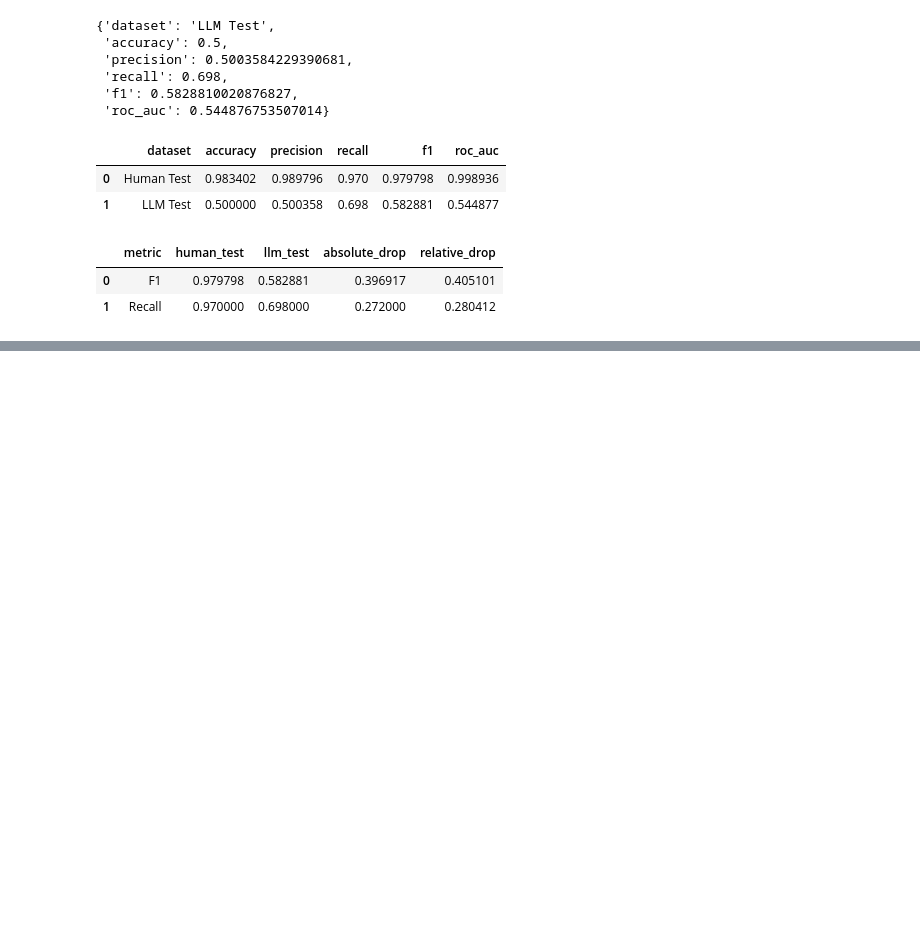
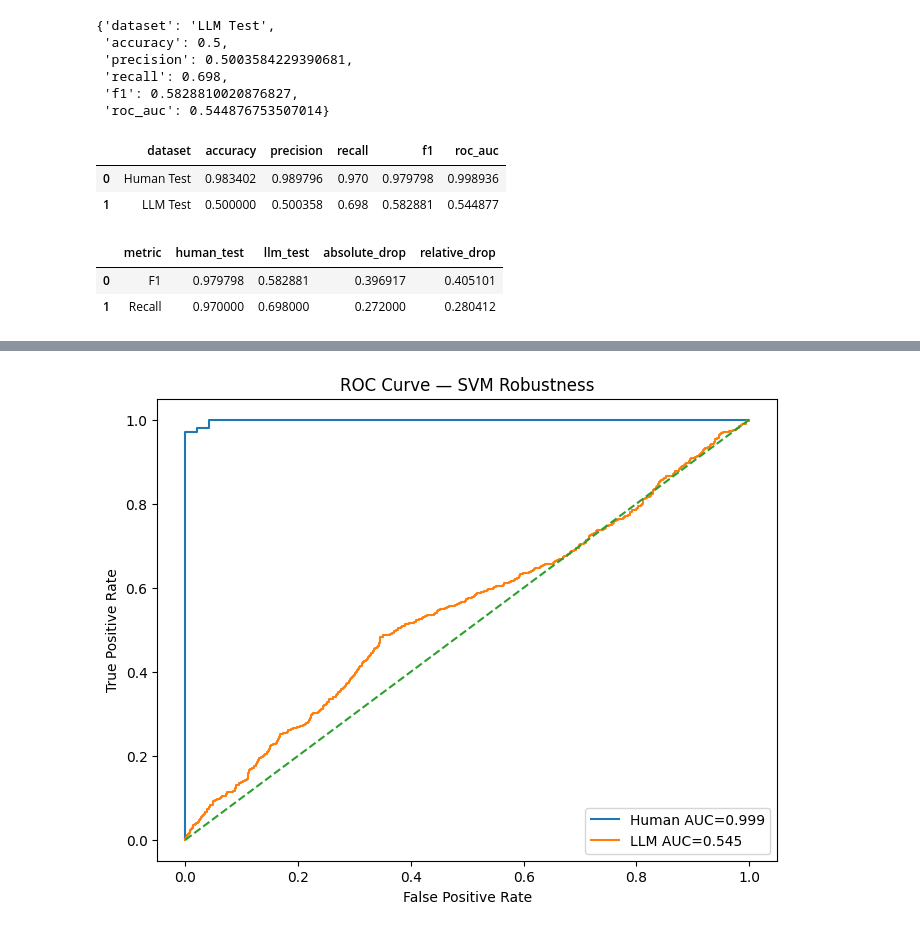
Before and after one commit to EdwinOrtegaK/Phishing-Detection-LLM-Shift, a Jupyter notebook: notebooks/phishing_llm_robustness.ipynb, the cells around one changed output, grey strips where cells are left out. Cells and saved outputs as stored; diff of their text form; code cells hidden in the pictures; blank space fills up the shorter version.

```diff
--- a/notebooks/phishing_llm_robustness.ipynb
+++ b/notebooks/phishing_llm_robustness.ipynb
@@ -390,0 +441,36 @@ robustness_summary
+# %%
+# Curva ROC
+
+fpr_human, tpr_human, _ = roc_curve(
+    y_test_human,
+    y_score_human
+)
+
+fpr_llm, tpr_llm, _ = roc_curve(
+    y_llm,
+    y_score_llm
+)
+
+plt.figure(figsize=(8,6))
+
+plt.plot(
+    fpr_human,
+    tpr_human,
+    label=f"Human AUC={human_metrics['roc_auc']:.3f}"
+)
+
+plt.plot(
+    fpr_llm,
+    tpr_llm,
+    label=f"LLM AUC={llm_metrics['roc_auc']:.3f}"
+)
+
+plt.plot([0,1],[0,1],'--')
+
+plt.xlabel("False Positive Rate")
+plt.ylabel("True Positive Rate")
+plt.title("ROC Curve — SVM Robustness")
+plt.legend()
+plt.show()
+# %% [output]
+[figure, added]
```
Also changed, not shown: parts of 8 cells of this notebook.
